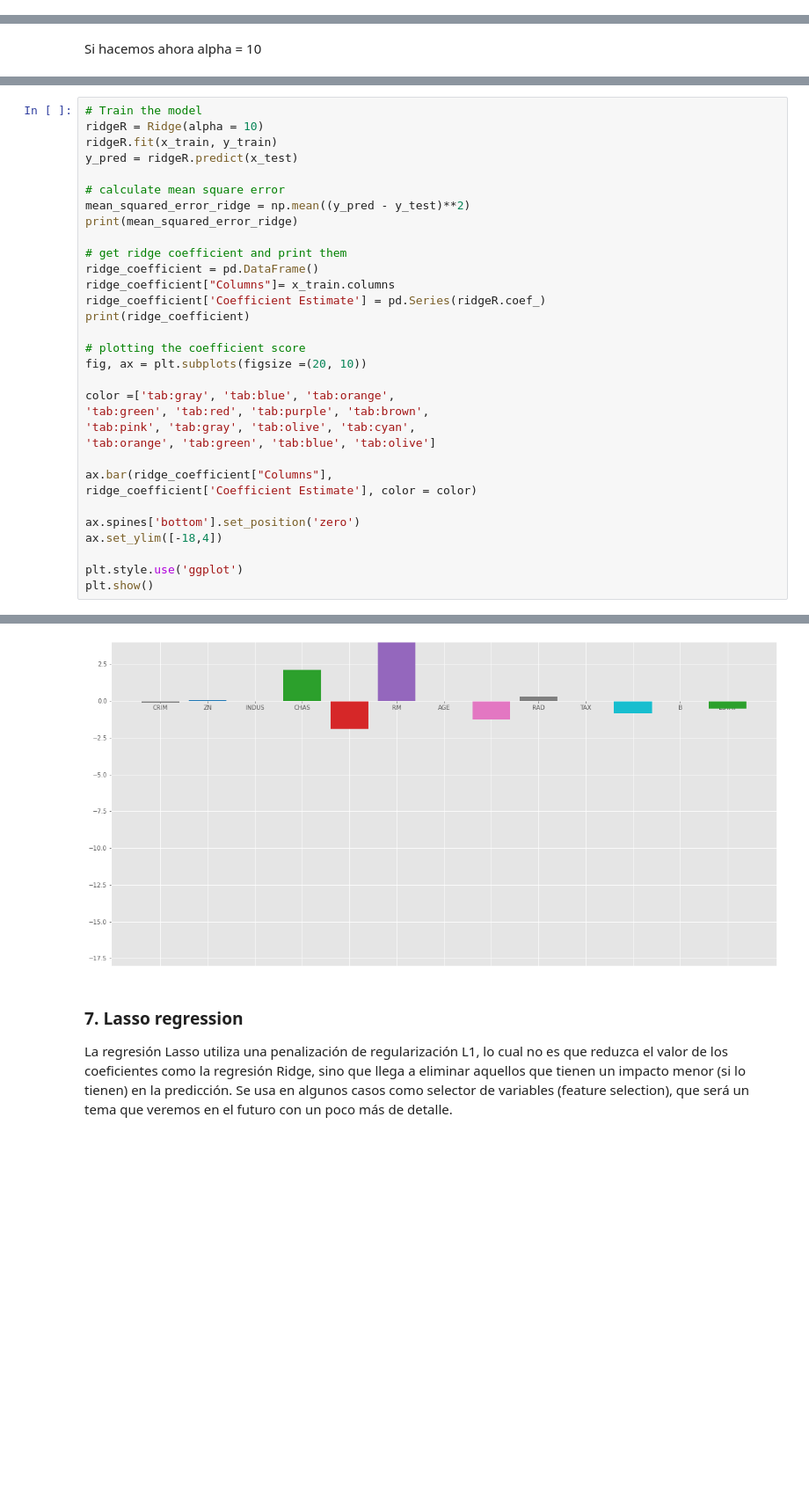
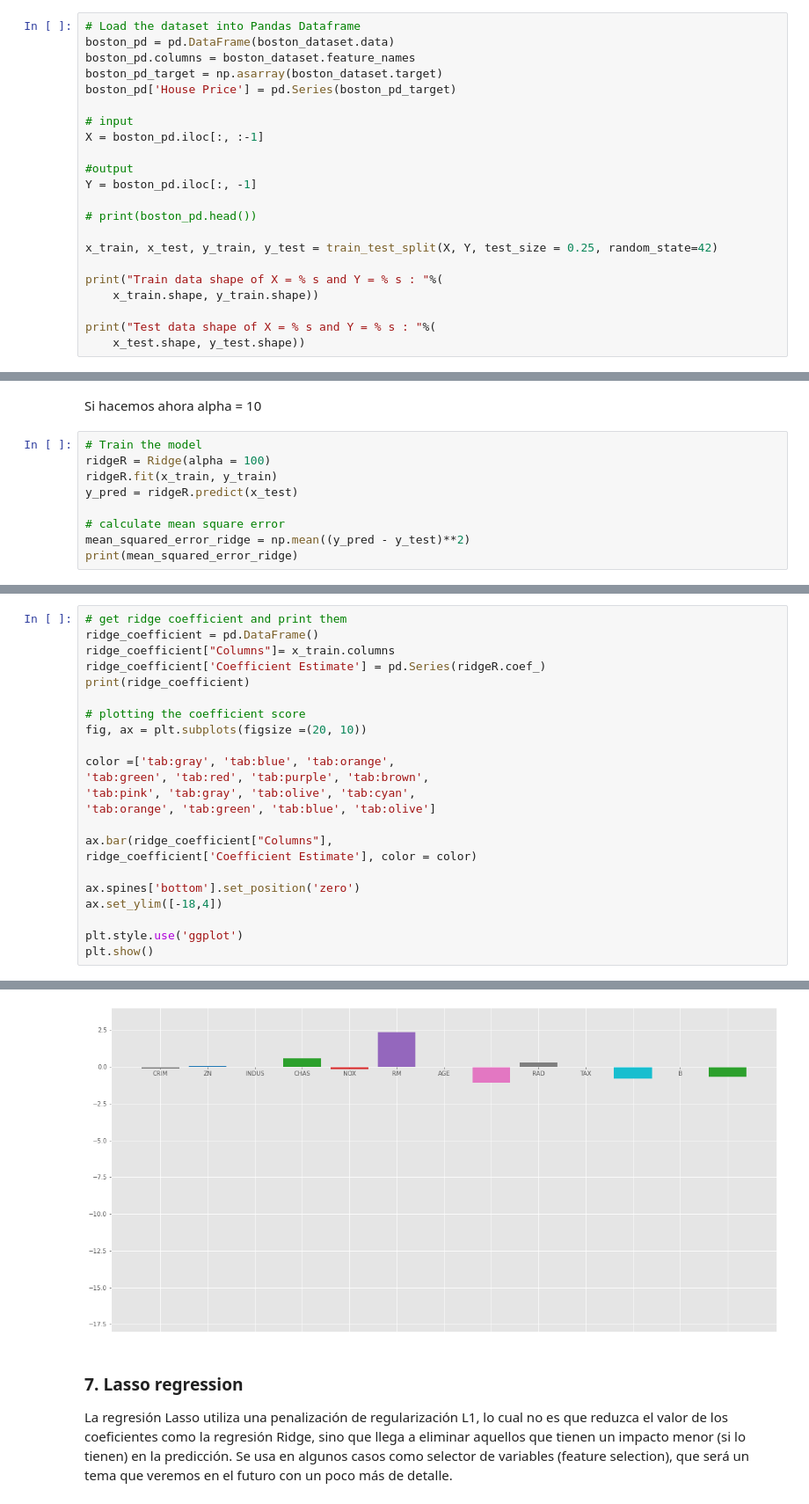
Before and after one commit to franciscocanon-thebridge/bootcamp_thebridge_PTSep20, a Jupyter notebook: Bloque 3 - Machine Learning/01_Supervisado/3-Regularizacion/01_Regularization.ipynb, the cells around one changed output, grey strips where cells are left out. Shown at 88% size. Saved outputs shown, nothing was run; the diff lists cells and outputs as text; blank space fills up the shorter version.

```diff
--- a/Bloque 3 - Machine Learning/01_Supervisado/3-Regularizacion/01_Regularization.ipynb
+++ b/Bloque 3 - Machine Learning/01_Supervisado/3-Regularizacion/01_Regularization.ipynb
@@ -171,3 +159,25 @@ plt.style.use('ggplot');
 ### 6. Ridge regression
 
 La regresión Ridge añade a la función de coste una penalización de regularización L2, lo que reduce los valores de los coeficientes drásticamente. No llega a eliminar estos coeficientes completamente, pero sí que permite medir el impacto de diferentes variables independientes:
+# %%
+# Load the dataset into Pandas Dataframe
+boston_pd = pd.DataFrame(boston_dataset.data)
+boston_pd.columns = boston_dataset.feature_names
+boston_pd_target = np.asarray(boston_dataset.target)
+boston_pd['House Price'] = pd.Series(boston_pd_target)
+
+# input
+X = boston_pd.iloc[:, :-1]
+
+#output
+Y = boston_pd.iloc[:, -1]
+
+# print(boston_pd.head())
+
+x_train, x_test, y_train, y_test = train_test_split(X, Y, test_size = 0.25, random_state=42)
+
+print("Train data shape of X = % s and Y = % s : "%(
+    x_train.shape, y_train.shape))
+
+print("Test data shape of X = % s and Y = % s : "%(
+    x_test.shape, y_test.shape))
@@ -239,2 +271,11 @@ plt.show()
 # %% [markdown]
 Si hacemos ahora alpha = 10
+# %%
+# Train the model
+ridgeR = Ridge(alpha = 100)
+ridgeR.fit(x_train, y_train)
+y_pred = ridgeR.predict(x_test)
+
+# calculate mean square error
+mean_squared_error_ridge = np.mean((y_pred - y_test)**2)
+print(mean_squared_error_ridge)
@@ -241,13 +284,4 @@ Si hacemos ahora alpha = 10
 # %%
-# Train the model
-ridgeR = Ridge(alpha = 10)
-ridgeR.fit(x_train, y_train)
-y_pred = ridgeR.predict(x_test)
-
-# calculate mean square error
-mean_squared_error_ridge = np.mean((y_pred - y_test)**2)
-print(mean_squared_error_ridge)
-
 # get ridge coefficient and print them
 ridge_coefficient = pd.DataFrame()
 ridge_coefficient["Columns"]= x_train.columns
@@ -289,4 +322,4 @@ plt.show()
-[figure, old version]
+[figure, new version]
 # %% [markdown]
 ### 7. Lasso regression
 
```
Also changed, not shown: parts of 42 cells of this notebook, 1 other file.
